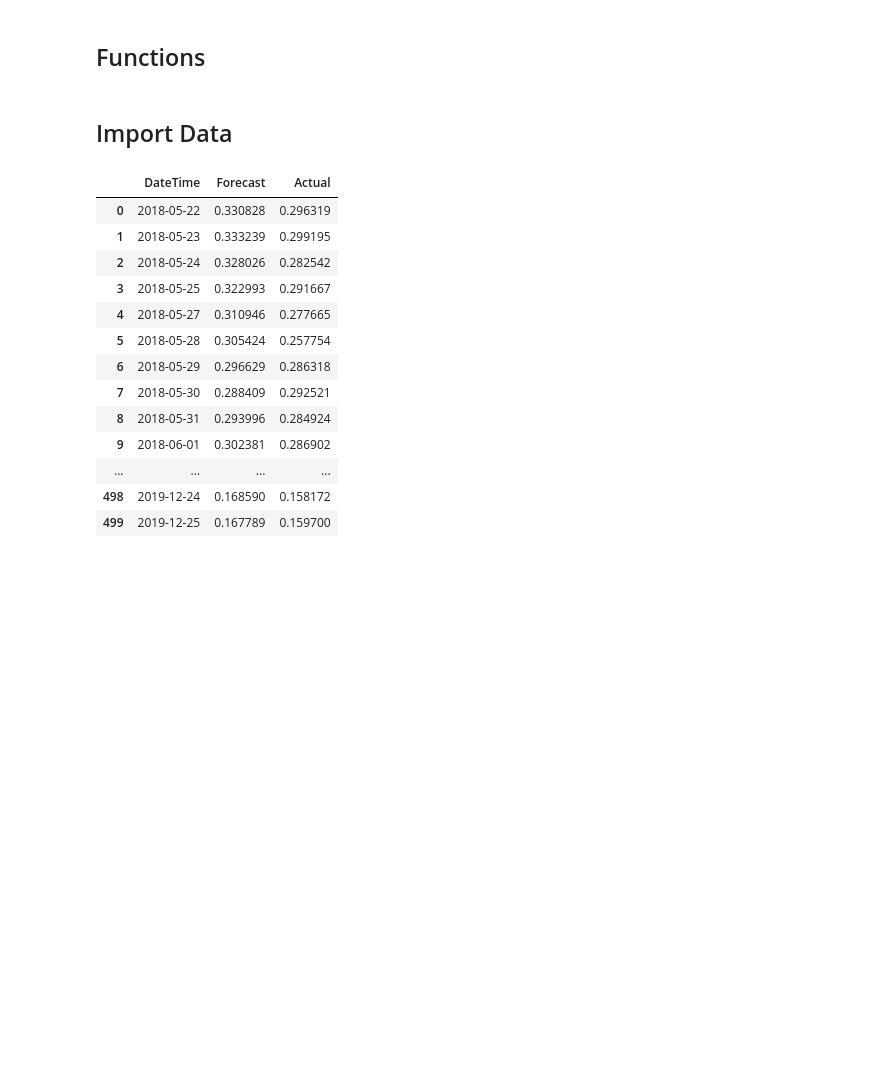
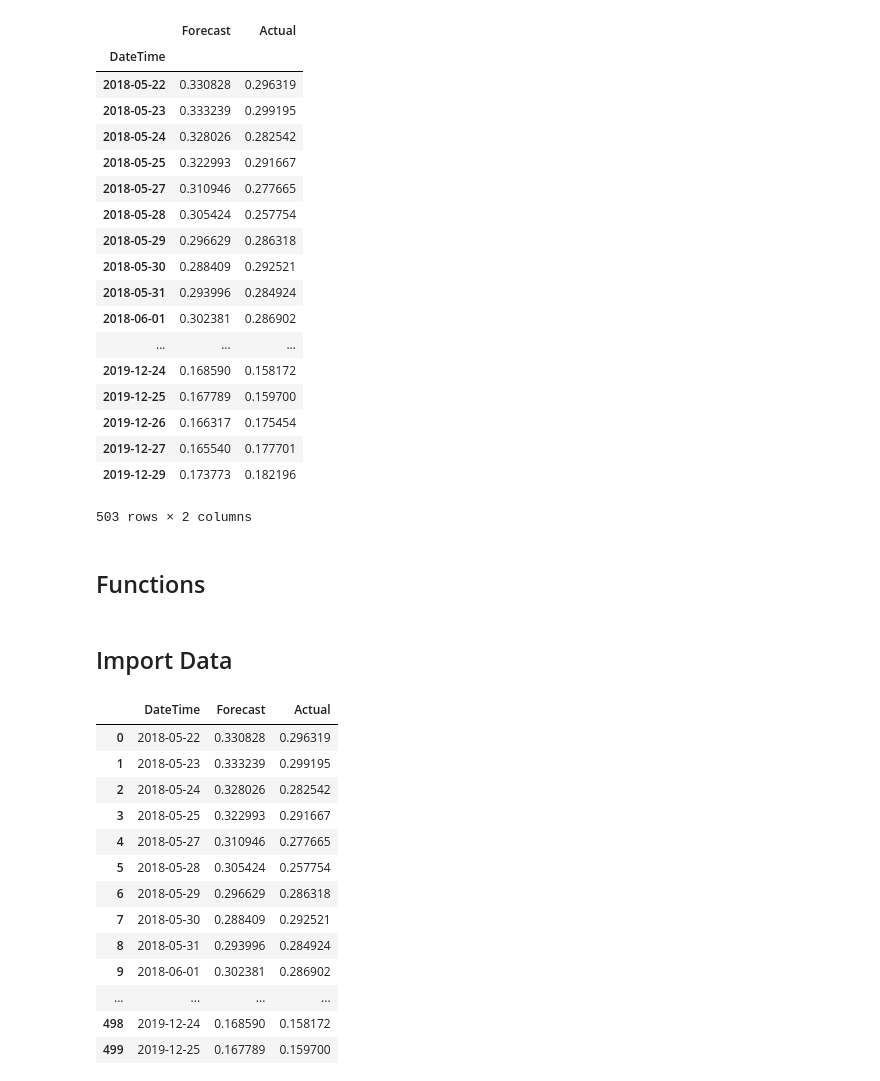
Before and after one commit to DSSaV/models-decision-system, a Jupyter notebook: Decisions.ipynb, the cells around one changed output. Cells and saved outputs as stored; diff of their text form; code cells hidden in the pictures; blank space fills up the shorter version.

```diff
--- a/Decisions.ipynb
+++ b/Decisions.ipynb
@@ -20,0 +35,2 @@ init_notebook_mode(connected=True)
+# %%
+df = df.set_index("DateTime")
@@ -21,3 +123,25 @@ init_notebook_mode(connected=True)
+# %%
+df
+# %% [output]
+|  | Forecast | Actual |
+| DateTime |  |  |
+| 2018-05-22 | 0.330828 | 0.296319 |
+| 2018-05-23 | 0.333239 | 0.299195 |
+| 2018-05-24 | 0.328026 | 0.282542 |
+| 2018-05-25 | 0.322993 | 0.291667 |
+| 2018-05-27 | 0.310946 | 0.277665 |
+| 2018-05-28 | 0.305424 | 0.257754 |
+| 2018-05-29 | 0.296629 | 0.286318 |
+| 2018-05-30 | 0.288409 | 0.292521 |
+| 2018-05-31 | 0.293996 | 0.284924 |
+| 2018-06-01 | 0.302381 | 0.286902 |
+| ... | ... | ... |
+| 2019-12-24 | 0.168590 | 0.158172 |
+| 2019-12-25 | 0.167789 | 0.159700 |
+| 2019-12-26 | 0.166317 | 0.175454 |
+| 2019-12-27 | 0.165540 | 0.177701 |
+| 2019-12-29 | 0.173773 | 0.182196 |
+503 rows × 2 columns
 # %% [markdown]
 ## Functions
 # %%
```
Also changed, not shown: parts of 8 cells of this notebook, 1 other file.
